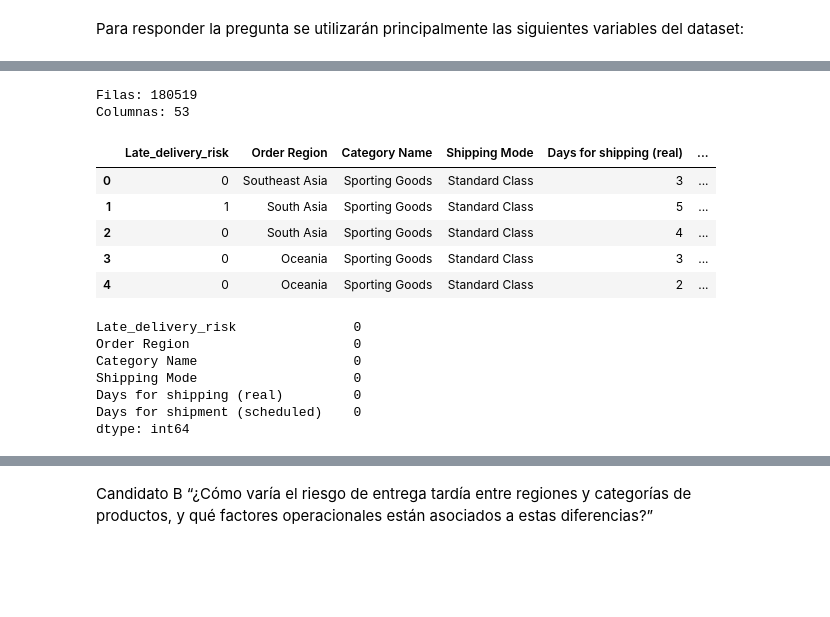
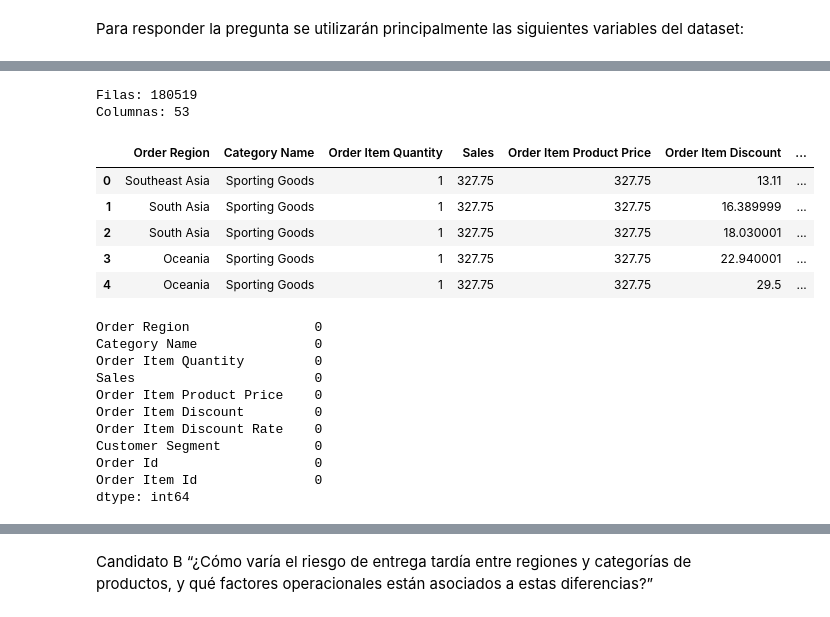
Before and after one commit to ians513/Business-Intelligence, a Jupyter notebook: Workshop Inicio Proyecto.ipynb, the cells around one changed output, grey strips where cells are left out. Cells and saved outputs as stored; diff of their text form; code cells hidden in the pictures; blank space fills up the shorter version.

```diff
--- a/Workshop Inicio Proyecto.ipynb
+++ b/Workshop Inicio Proyecto.ipynb
@@ -130,32 +131,41 @@ Order Item Id: identificador del producto dentro del pedido\.
 # %%
 columnas = [
-    "Late_delivery_risk",
     "Order Region",
     "Category Name",
-    "Shipping Mode",
-    "Days for shipping (real)",
-    "Days for shipment (scheduled)"
+    "Order Item Quantity",
+    "Sales",
+    "Order Item Product Price",
+    "Order Item Discount",
+    "Order Item Discount Rate",
+    "Customer Segment",
+    "Order Id",
+    "Order Item Id"
 ]
 
 print("Filas:", df.shape[0])
 print("Columnas:", df.shape[1])
 
 display(df[columnas].head())
+
 display(df[columnas].isnull().sum())
 # %% [output]
 Filas: 180519
 Columnas: 53
-|  | Late_delivery_risk | Order Region | Category Name | Shipping Mode | Days for shipping (real) | ... |
-| 0 | 0 | Southeast Asia | Sporting Goods | Standard Class | 3 | ... |
-| 1 | 1 | South Asia | Sporting Goods | Standard Class | 5 | ... |
-| 2 | 0 | South Asia | Sporting Goods | Standard Class | 4 | ... |
-| 3 | 0 | Oceania | Sporting Goods | Standard Class | 3 | ... |
-| 4 | 0 | Oceania | Sporting Goods | Standard Class | 2 | ... |
+|  | Order Region | Category Name | Order Item Quantity | Sales | Order Item Product Price | Order Item Discount | ... |
+| 0 | Southeast Asia | Sporting Goods | 1 | 327.75 | 327.75 | 13.11 | ... |
+| 1 | South Asia | Sporting Goods | 1 | 327.75 | 327.75 | 16.389999 | ... |
+| 2 | South Asia | Sporting Goods | 1 | 327.75 | 327.75 | 18.030001 | ... |
+| 3 | Oceania | Sporting Goods | 1 | 327.75 | 327.75 | 22.940001 | ... |
+| 4 | Oceania | Sporting Goods | 1 | 327.75 | 327.75 | 29.5 | ... |
-Late_delivery_risk               0
-Order Region                     0
-Category Name                    0
-Shipping Mode                    0
-Days for shipping (real)         0
-Days for shipment (scheduled)    0
+Order Region                0
+Category Name               0
+Order Item Quantity         0
+Sales                       0
+Order Item Product Price    0
+Order Item Discount         0
+Order Item Discount Rate    0
+Customer Segment            0
+Order Id                    0
+Order Item Id               0
 dtype: int64
 # %%
```
Also changed, not shown: parts of 10 cells of this notebook.
